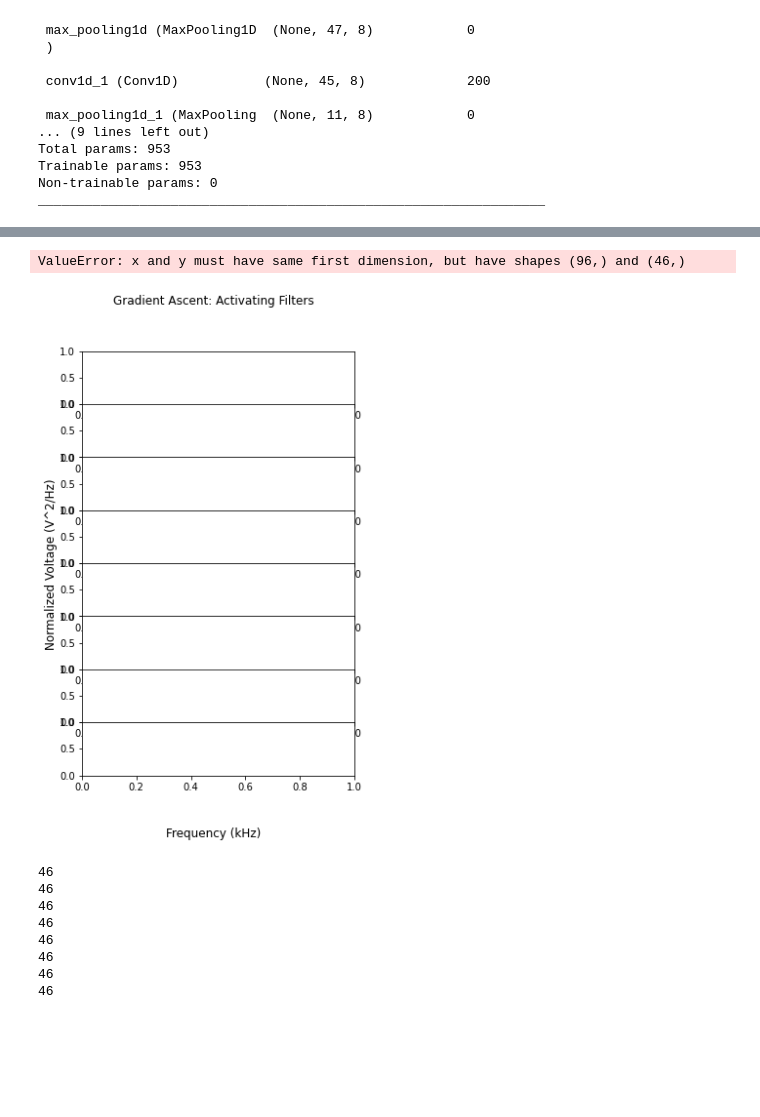
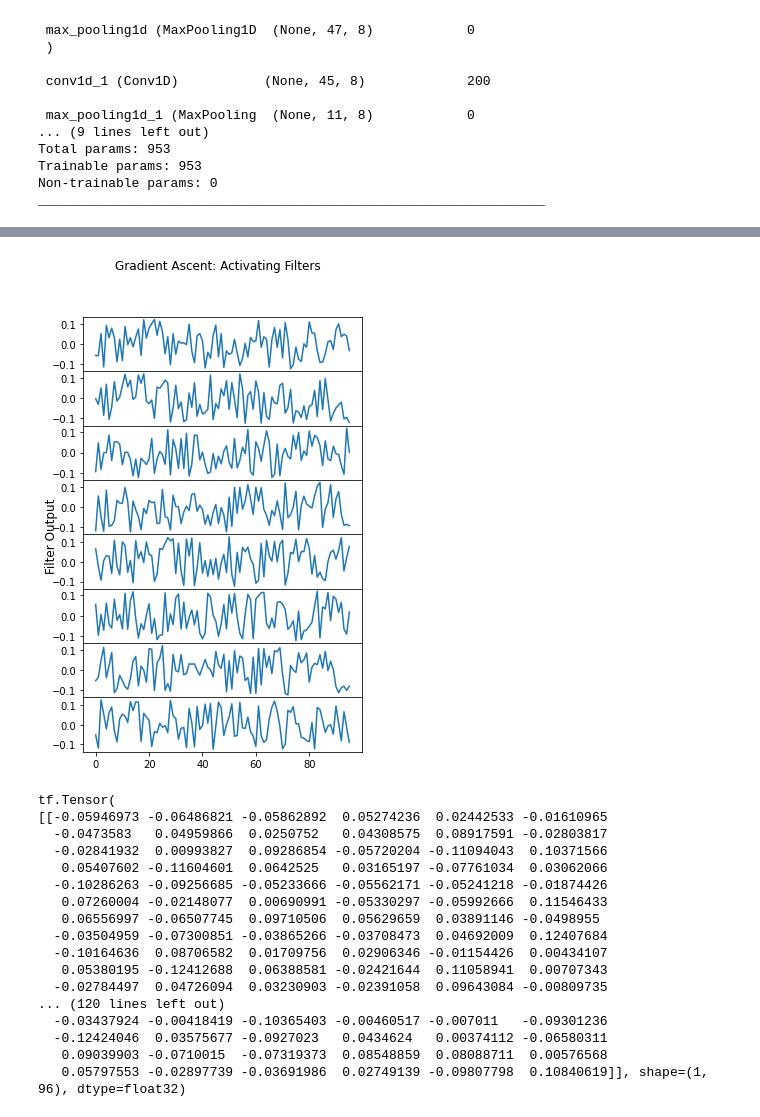
Before and after one commit to AyushmaanAggarwal/qtn-proj-ayu, a Jupyter notebook: understanding_cnn.ipynb, the cells around one changed output, grey strips where cells are left out. Drawn from its saved outputs; the diff is of its cells as text; code cells hidden in the pictures; blank space fills up the shorter version.

```diff
--- a/understanding_cnn.ipynb
+++ b/understanding_cnn.ipynb
@@ -44,3 +53,6 @@ _________________________________________________________________
 # %%
 layer = model.get_layer(name="conv1d_1")
 feature_extractor = keras.Model(inputs=model.inputs, outputs=layer.output)
+# %%
+weights = np.array(layer.get_weights())
+print(weights)
@@ -46,0 +77,4 @@ feature_extractor = keras.Model(inputs=model.inputs, outputs=layer.output)
+# %%
+for i in range(8):
+    plt.plot(weights[:,:,i], label=i)
+plt.legend()
@@ -46,0 +84,4 @@ feature_extractor = keras.Model(inputs=model.inputs, outputs=layer.output)
+# %%
+for i in range(8):
+    plt.plot(weights[:,:,i], label=i)
+plt.legend()
@@ -74,13 +118,13 @@ def initialize_image():
 def visualize_filter(filter_index):
     # We run gradient ascent for 20 steps
     iterations = 5000
-    learning_rate = .5
+    learning_rate = .1
     img = initialize_image()
     for iteration in range(iterations):
         loss, img = gradient_ascent_step(img, filter_index, learning_rate)
 
     # Decode the resulting input image
-    img = deprocess_image(img[0].numpy())
+    #img = deprocess_image(img[0].numpy())
     return loss, img
 # %%
 def deprocess_image(img):
@@ -103,28 +147,36 @@ def deprocess_image(img):
 # %%
 fig, ax = plt.subplots(8, figsize=(5, 8))
 plt.subplots_adjust(hspace=0)
 fig.suptitle("Gradient Ascent: Activating Filters")
 fig.supxlabel("")
 fig.supylabel("Filter Output")
 for i in range(8):
     loss, img = visualize_filter(i)
-    ax[i].plot(img)
-    ax[i].set_yscale('log')
-    ax[i].set_ylim((50, 250))
-    ax[i].text(1,100,f"Filter: {i}")
+    ax[i].plot(img[0])
+    #ax[i].set_yscale('log')
+    #ax[i].set_ylim((50, 250))
+    #ax[i].text(1,100,f"Filter: {i}")
 # %% [output]
-ValueError: x and y must have same first dimension, but have shapes (96,) and (46,)
-[figure, old version]
+[figure, new version]
 # %%
 for i in range(8):
     loss, img = visualize_filter(i)
-    print(len(img))
+    print(img)
 # %% [output]
-46
-46
-46
-46
-46
-46
-46
-46
+tf.Tensor(
+[[-0.05946973 -0.06486821 -0.05862892  0.05274236  0.02442533 -0.01610965
+  -0.0473583   0.04959866  0.0250752   0.04308575  0.08917591 -0.02803817
+  -0.02841932  0.00993827  0.09286854 -0.05720204 -0.11094043  0.10371566
+   0.05407602 -0.11604601  0.0642525   0.03165197 -0.07761034  0.03062066
+  -0.10286263 -0.09256685 -0.05233666 -0.05562171 -0.05241218 -0.01874426
+   0.07260004 -0.02148077  0.00690991 -0.05330297 -0.05992666  0.11546433
+   0.06556997 -0.06507745  0.09710506  0.05629659  0.03891146 -0.0498955
+  -0.03504959 -0.07300851 -0.03865266 -0.03708473  0.04692009  0.12407684
+  -0.10164636  0.08706582  0.01709756  0.02906346 -0.01154426  0.00434107
+   0.05380195 -0.12412688  0.06388581 -0.02421644  0.11058941  0.00707343
+  -0.02784497  0.04726094  0.03230903 -0.02391058  0.09643084 -0.00809735
+... (120 lines left out)
+  -0.03437924 -0.00418419 -0.10365403 -0.00460517 -0.007011   -0.09301236
+  -0.12424046  0.03575677 -0.0927023   0.0434624   0.00374112 -0.06580311
+   0.09039903 -0.0710015  -0.07319373  0.08548859  0.08088711  0.00576568
+   0.05797553 -0.02897739 -0.03691986  0.02749139 -0.09807798  0.10840619]], shape=(1, 96), dtype=float32)
```
Also changed, not shown: parts of 7 cells of this notebook, 8 other files.
